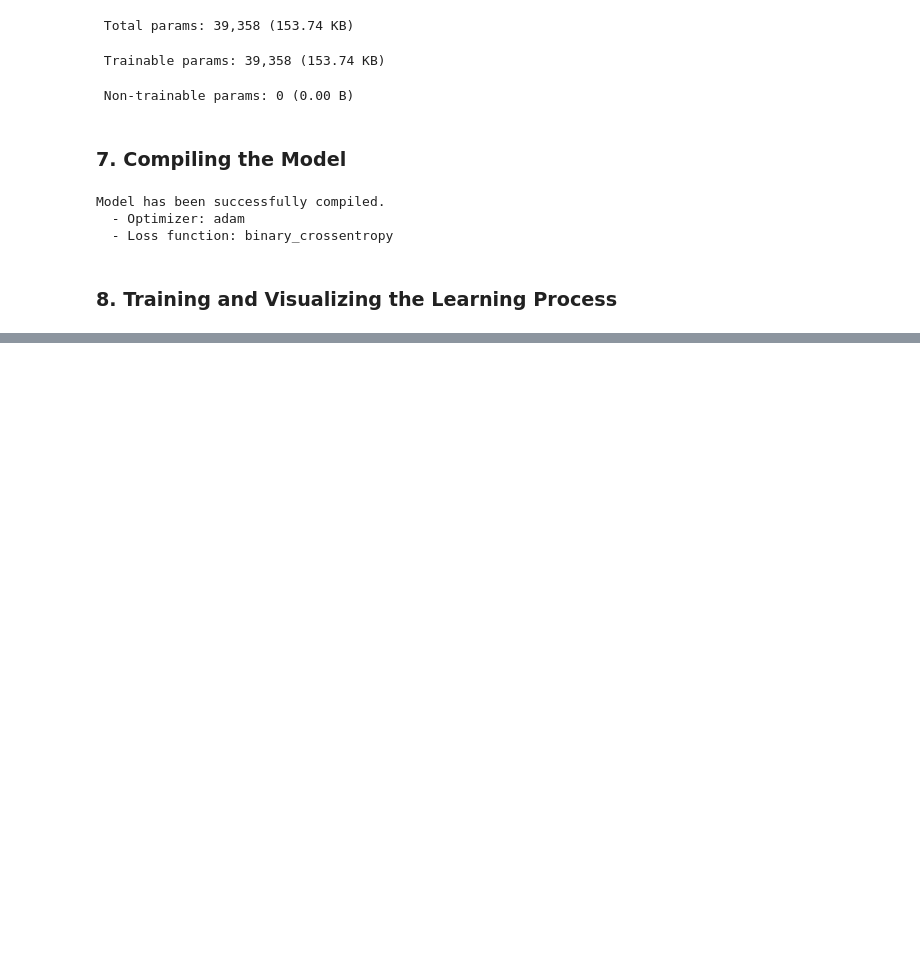
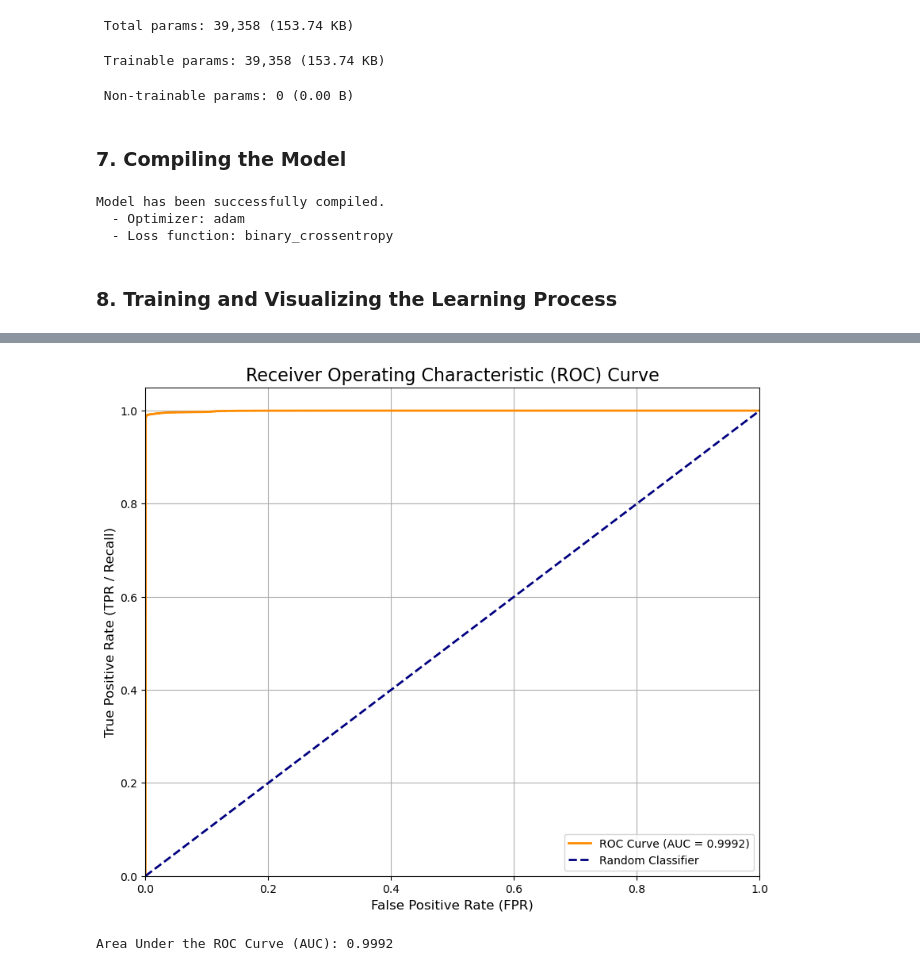
Before and after one commit to lukassso/python-mini-projects, a Jupyter notebook: machine-learning/ml_final_projects/04_network_anomaly_detection.ipynb, the cells around one changed output, grey strips where cells are left out. Drawn from its saved outputs; the diff is of its cells as text; code cells hidden in the pictures; blank space fills up the shorter version.

```diff
--- a/machine-learning/ml_final_projects/04_network_anomaly_detection.ipynb
+++ b/machine-learning/ml_final_projects/04_network_anomaly_detection.ipynb
@@ -514,0 +611,25 @@ plt.show()
+# %%
+# Prepare scores (errors) as "scores" for the ROC curve
+scores = np.concatenate([test_normal_loss, test_anom_loss])
+
+# Calculate FPR, TPR
+fpr, tpr, thresholds_roc = roc_curve(y_true, scores)
+auc_score = roc_auc_score(y_true, scores)
+
+# Plot the ROC curve
+plt.figure(figsize=(10, 8))
+plt.plot(fpr, tpr, color='darkorange', lw=2, label=f'ROC Curve (AUC = {auc_score:.4f})')
+plt.plot([0, 1], [0, 1], color='navy', lw=2, linestyle='--', label='Random Classifier')
+plt.xlim([0.0, 1.0])
+plt.ylim([0.0, 1.05])
+plt.xlabel('False Positive Rate (FPR)', fontsize=12)
+plt.ylabel('True Positive Rate (TPR / Recall)', fontsize=12)
+plt.title('Receiver Operating Characteristic (ROC) Curve', fontsize=16)
+plt.legend(loc="lower right")
+plt.grid(True)
+plt.show()
+
+print(f"Area Under the ROC Curve (AUC): {auc_score:.4f}")
+# %% [output]
+[figure, added]
+Area Under the ROC Curve (AUC): 0.9992
```
Also changed, not shown: parts of 8 cells of this notebook.
